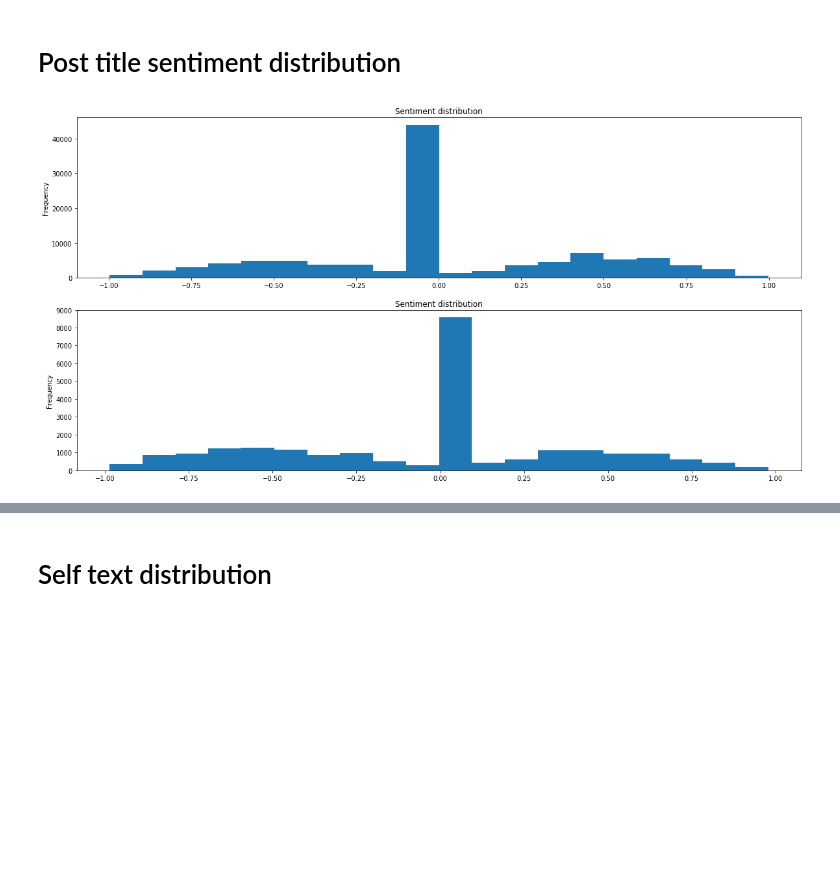
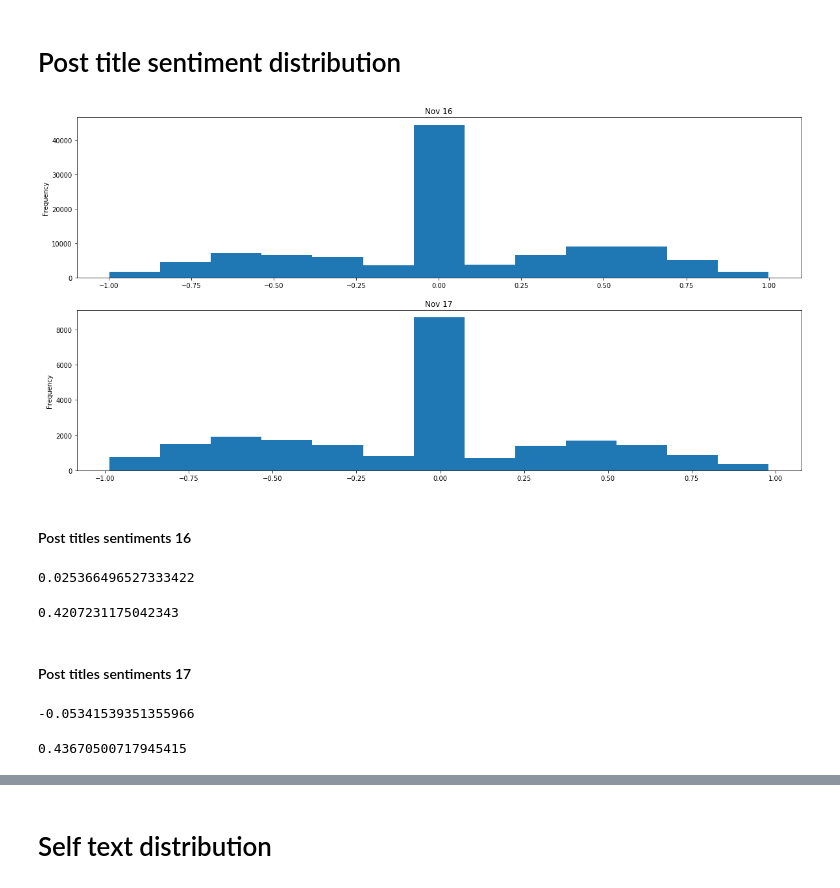
Before and after one commit to James-Brooke/ML_Projects, a Jupyter notebook: The_Donald Subreddit.ipynb, the cells around one changed output, grey strips where cells are left out. Drawn from its saved outputs; the diff is of its cells as text; code cells hidden in the pictures; blank space fills up the shorter version.

```diff
--- a/The_Donald Subreddit.ipynb
+++ b/The_Donald Subreddit.ipynb
@@ -78,7 +83,31 @@ ax.legend();
 # Post title sentiment distribution
 # %%
 fig, axes = plt.subplots(nrows=2, ncols=1)
-data16['T_compound'].plot(kind='hist', bins=20, figsize=(20,10), title = 'Sentiment distribution', ax=axes[0]);
-data17['T_compound'].plot(kind='hist', bins=20, figsize=(20,10), title = 'Sentiment distribution', ax=axes[1]);
+data16['T_compound'].plot(kind='hist', bins=13, figsize=(20,10), title = 'Nov 16', ax=axes[0]);
+data17['T_compound'].plot(kind='hist', bins=13, figsize=(20,10), title = 'Nov 17', ax=axes[1]);
 # %% [output]
-[figure, old version]
+[figure, new version]
+# %% [markdown]
+#### Post titles sentiments 16
+# %%
+sent_16_mean = data16['T_compound'].mean()
+sent_16_mean
+# %% [output]
+0.025366496527333422
+# %%
+sent_16_std = data16['T_compound'].std()
+sent_16_std
+# %% [output]
+0.4207231175042343
+# %% [markdown]
+#### Post titles sentiments 17
+# %%
+sent_17_mean = data17['T_compound'].mean()
+sent_17_mean
+# %% [output]
+-0.05341539351355966
+# %%
+sent_17_std = data17['T_compound'].std()
+sent_17_std
+# %% [output]
+0.43670500717945415
```
Also changed, not shown: parts of 4 cells of this notebook.
